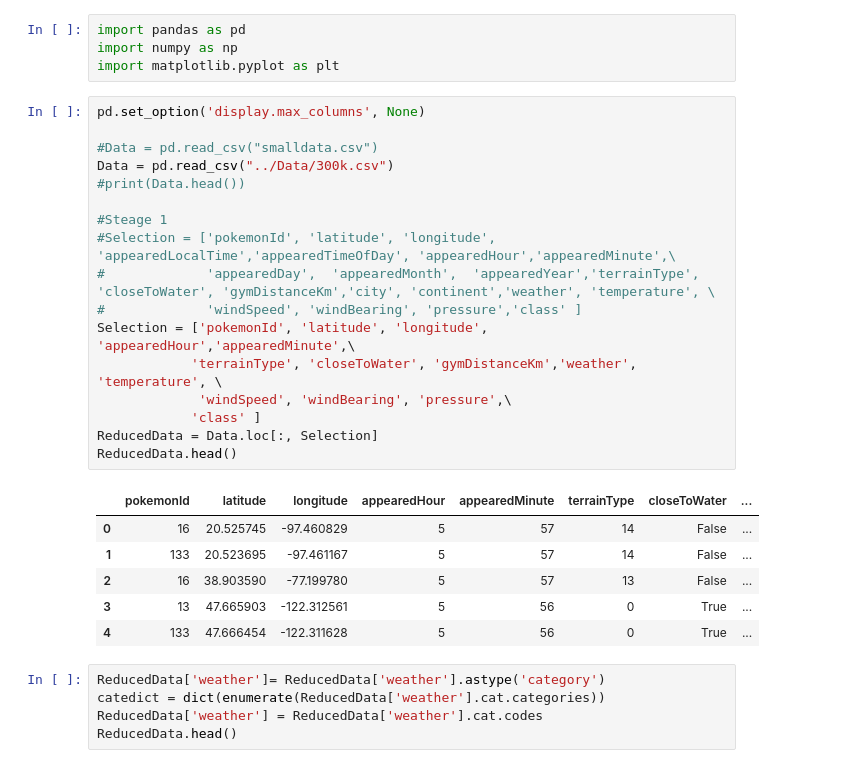
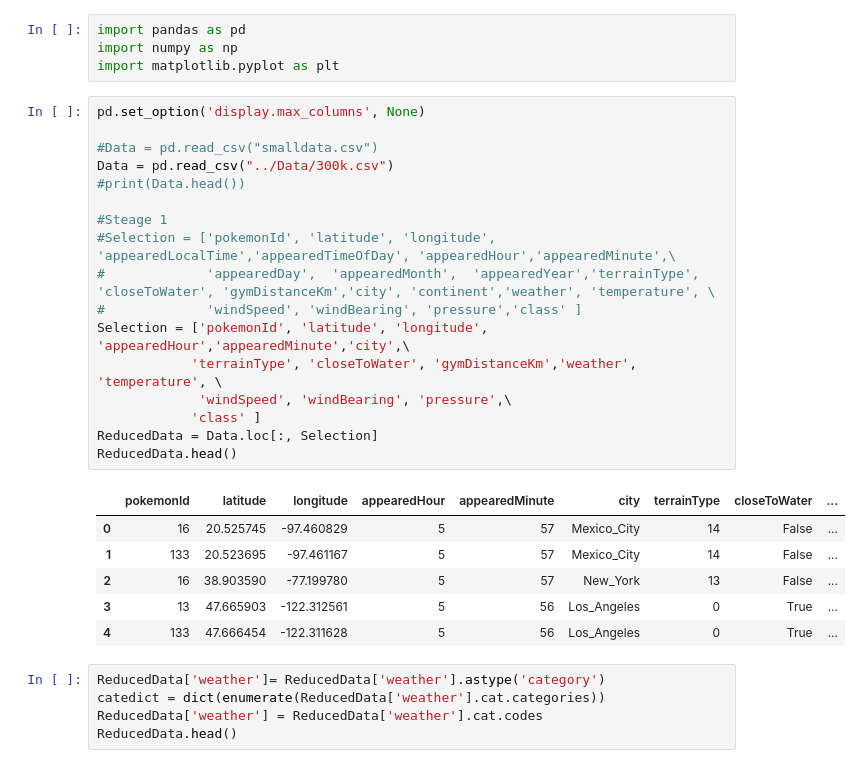
Before and after one commit to tingyuli96/pokemonCatch, a Jupyter notebook: FeatureExtraction/FeatureSelection.ipynb, the cells around one changed output. Saved outputs shown, nothing was run; the diff lists cells and outputs as text.

```diff
--- a/FeatureExtraction/FeatureSelection.ipynb
+++ b/FeatureExtraction/FeatureSelection.ipynb
@@ -5,27 +5,27 @@ import matplotlib.pyplot as plt
 # %%
 pd.set_option('display.max_columns', None)
 
 #Data = pd.read_csv("smalldata.csv")
 Data = pd.read_csv("../Data/300k.csv")
 #print(Data.head())
 
 #Steage 1
 #Selection = ['pokemonId', 'latitude', 'longitude', 'appearedLocalTime','appearedTimeOfDay', 'appearedHour','appearedMinute',\
 #             'appearedDay',  'appearedMonth',  'appearedYear','terrainType', 'closeToWater', 'gymDistanceKm','city', 'continent','weather', 'temperature', \
 #             'windSpeed', 'windBearing', 'pressure','class' ]
-Selection = ['pokemonId', 'latitude', 'longitude', 'appearedHour','appearedMinute',\
+Selection = ['pokemonId', 'latitude', 'longitude', 'appearedHour','appearedMinute','city',\
             'terrainType', 'closeToWater', 'gymDistanceKm','weather', 'temperature', \
              'windSpeed', 'windBearing', 'pressure',\
             'class' ]
 ReducedData = Data.loc[:, Selection]
 ReducedData.head()
 # %% [output]
-|  | pokemonId | latitude | longitude | appearedHour | appearedMinute | terrainType | closeToWater | ... |
-| 0 | 16 | 20.525745 | -97.460829 | 5 | 57 | 14 | False | ... |
-| 1 | 133 | 20.523695 | -97.461167 | 5 | 57 | 14 | False | ... |
-| 2 | 16 | 38.903590 | -77.199780 | 5 | 57 | 13 | False | ... |
-| 3 | 13 | 47.665903 | -122.312561 | 5 | 56 | 0 | True | ... |
-| 4 | 133 | 47.666454 | -122.311628 | 5 | 56 | 0 | True | ... |
+|  | pokemonId | latitude | longitude | appearedHour | appearedMinute | city | terrainType | closeToWater | ... |
+| 0 | 16 | 20.525745 | -97.460829 | 5 | 57 | Mexico_City | 14 | False | ... |
+| 1 | 133 | 20.523695 | -97.461167 | 5 | 57 | Mexico_City | 14 | False | ... |
+| 2 | 16 | 38.903590 | -77.199780 | 5 | 57 | New_York | 13 | False | ... |
+| 3 | 13 | 47.665903 | -122.312561 | 5 | 56 | Los_Angeles | 0 | True | ... |
+| 4 | 133 | 47.666454 | -122.311628 | 5 | 56 | Los_Angeles | 0 | True | ... |
 # %%
 ReducedData['weather']= ReducedData['weather'].astype('category')
 catedict = dict(enumerate(ReducedData['weather'].cat.categories))
```
Also changed, not shown: parts of 3 cells of this notebook.
